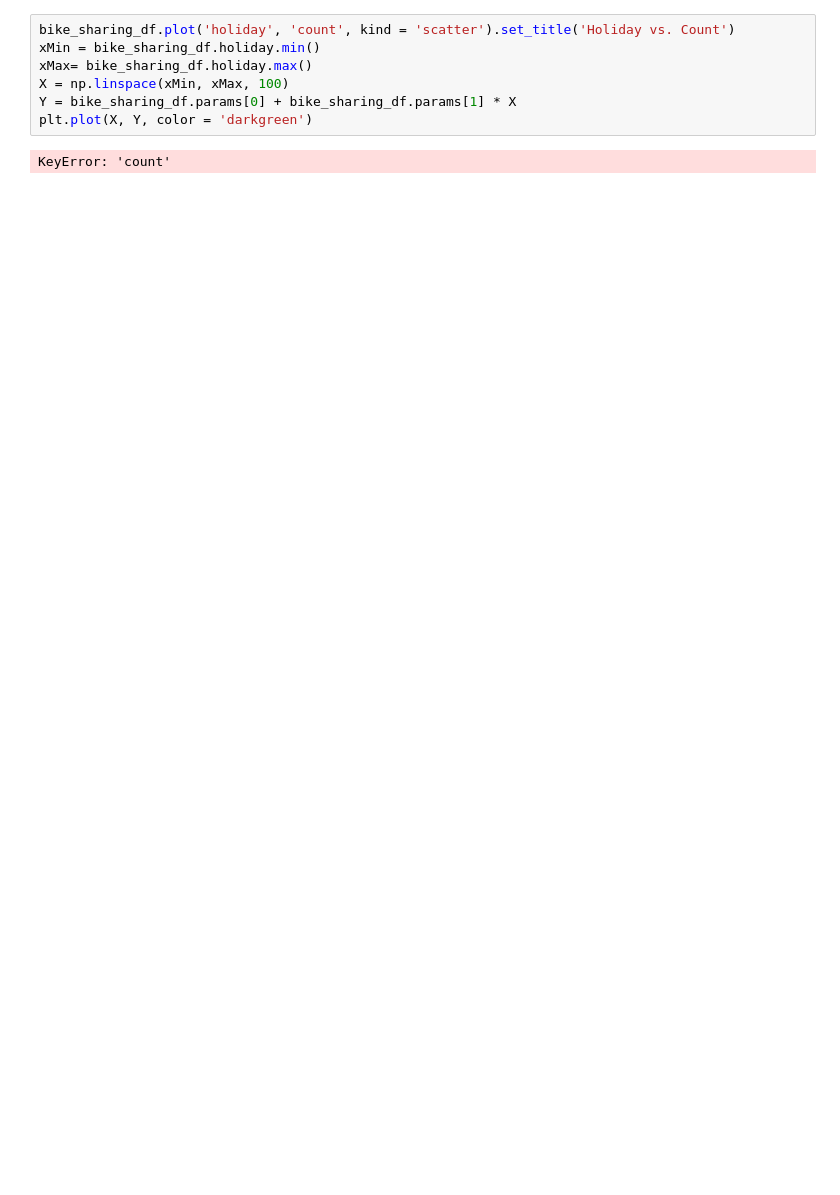
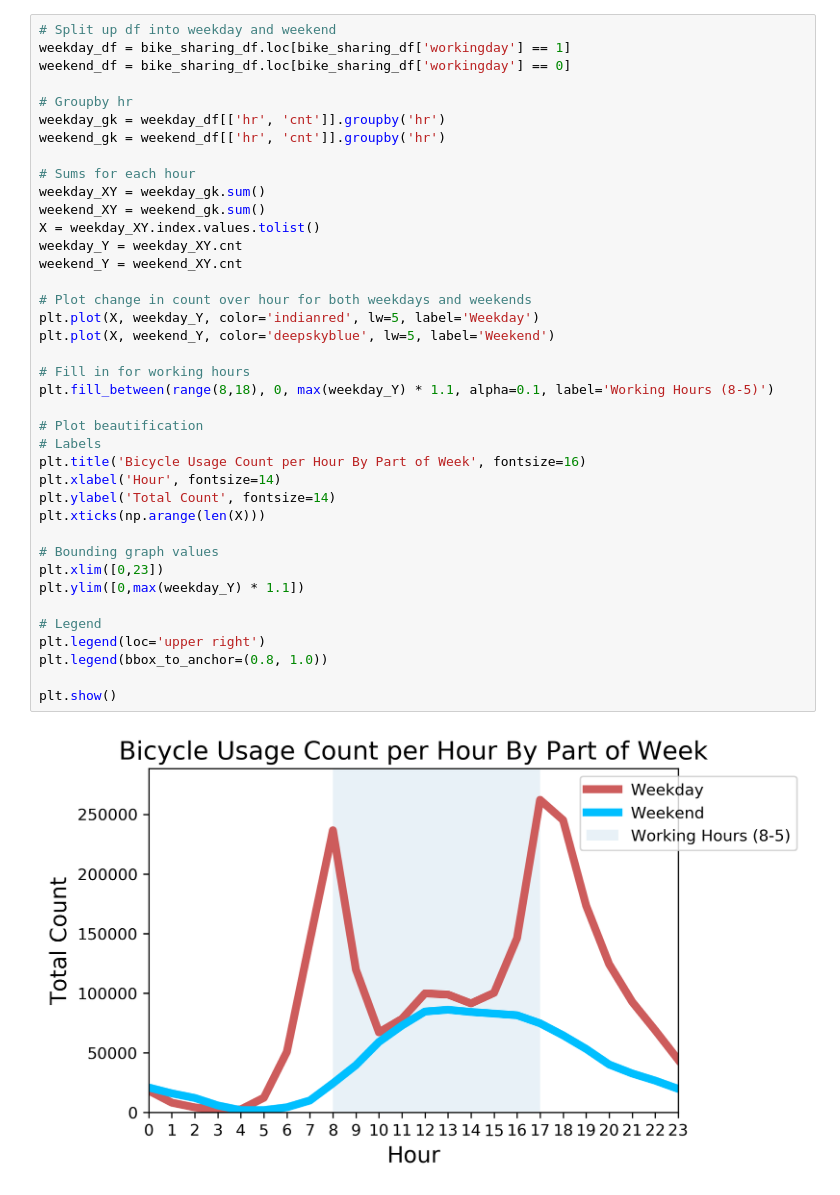
Before and after one commit to NathanHergenreter/CS574_BikeSharing, a Jupyter notebook: data_analysis.ipynb, the cells around one changed output. Drawn from its saved outputs; the diff is of its cells as text; blank space fills up the shorter version.

```diff
--- a/data_analysis.ipynb
+++ b/data_analysis.ipynb
@@ -20,9 +107,41 @@ plt.show()
 # %%
-bike_sharing_df.plot('holiday', 'count', kind = 'scatter').set_title('Holiday vs. Count')
-xMin = bike_sharing_df.holiday.min()
-xMax= bike_sharing_df.holiday.max()
-X = np.linspace(xMin, xMax, 100)
-Y = bike_sharing_df.params[0] + bike_sharing_df.params[1] * X
-plt.plot(X, Y, color = 'darkgreen')
+# Split up df into weekday and weekend
+weekday_df = bike_sharing_df.loc[bike_sharing_df['workingday'] == 1]
+weekend_df = bike_sharing_df.loc[bike_sharing_df['workingday'] == 0]
+
+# Groupby hr
+weekday_gk = weekday_df[['hr', 'cnt']].groupby('hr')
+weekend_gk = weekend_df[['hr', 'cnt']].groupby('hr')
+
+# Sums for each hour
+weekday_XY = weekday_gk.sum()
+weekend_XY = weekend_gk.sum()
+X = weekday_XY.index.values.tolist()
+weekday_Y = weekday_XY.cnt
+weekend_Y = weekend_XY.cnt
+
+# Plot change in count over hour for both weekdays and weekends
+plt.plot(X, weekday_Y, color='indianred', lw=5, label='Weekday')
+plt.plot(X, weekend_Y, color='deepskyblue', lw=5, label='Weekend')
+
+# Fill in for working hours
+plt.fill_between(range(8,18), 0, max(weekday_Y) * 1.1, alpha=0.1, label='Working Hours (8-5)')
+
+# Plot beautification
+# Labels
+plt.title('Bicycle Usage Count per Hour By Part of Week', fontsize=16)
+plt.xlabel('Hour', fontsize=14)
+plt.ylabel('Total Count', fontsize=14)
+plt.xticks(np.arange(len(X)))
+
+# Bounding graph values
+plt.xlim([0,23])
+plt.ylim([0,max(weekday_Y) * 1.1])
+
+# Legend
+plt.legend(loc='upper right')
+plt.legend(bbox_to_anchor=(0.8, 1.0))
+
+plt.show()
 # %% [output]
-KeyError: 'count'
+[figure, added]
```
Also changed, not shown: parts of 8 cells of this notebook.
